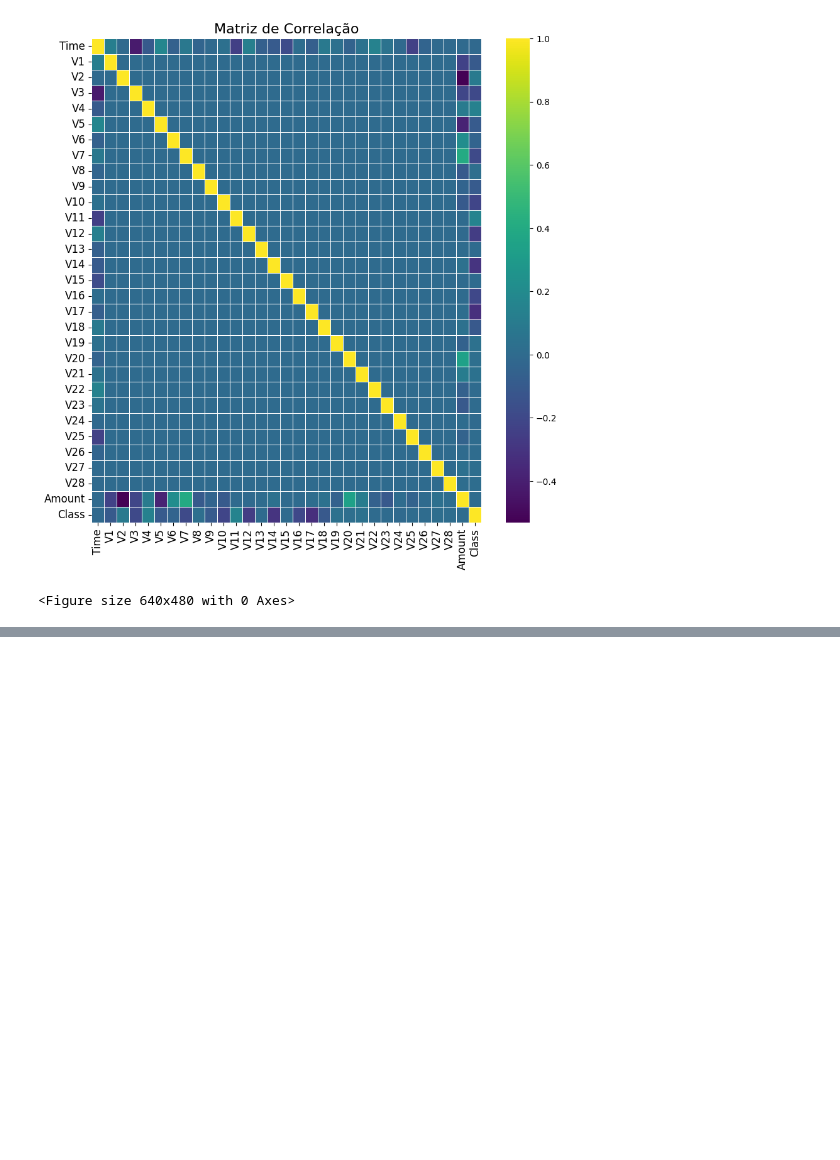
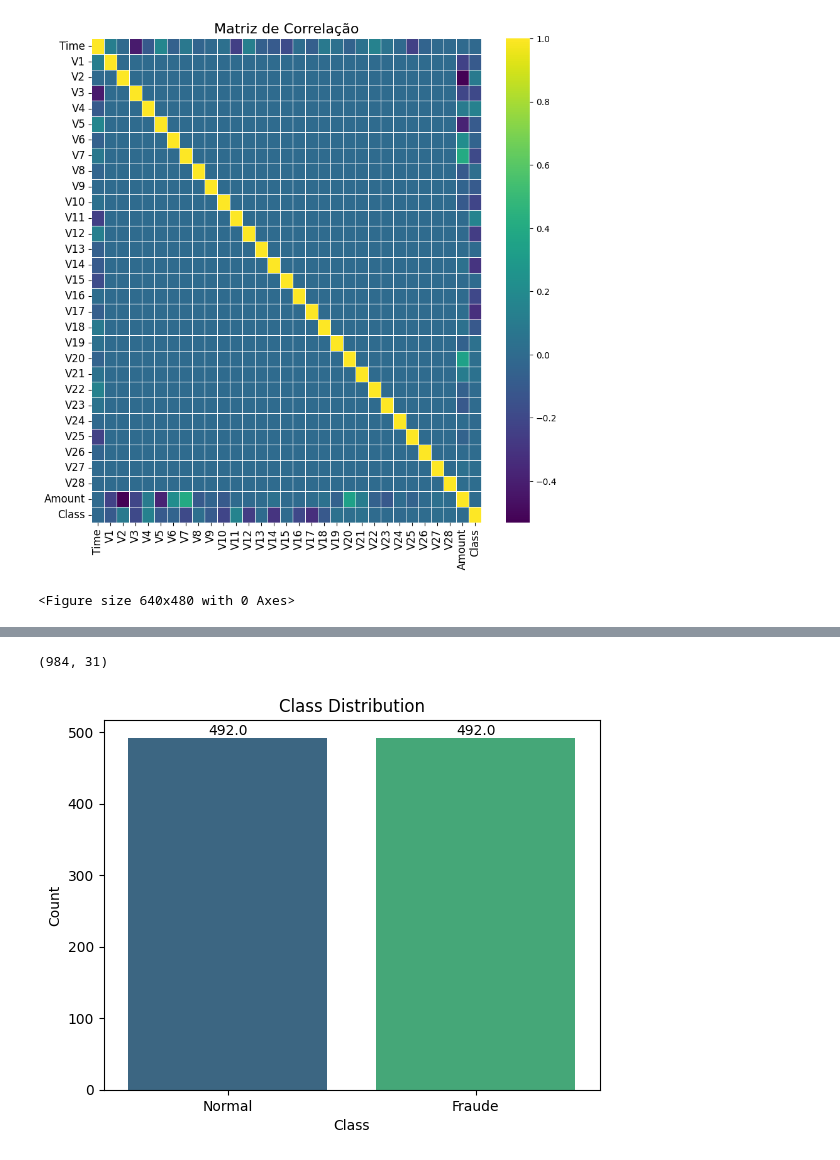
Before and after one commit to Fecarvalho00/Creditcard_fraud_analysis, a Jupyter notebook: creditcard_fraud.ipynb, the cells around one changed output, grey strips where cells are left out. Saved outputs shown, nothing was run; the diff lists cells and outputs as text; code cells hidden in the pictures; blank space fills up the shorter version.

```diff
--- a/creditcard_fraud.ipynb
+++ b/creditcard_fraud.ipynb
@@ -193,0 +204,10 @@ Observe que os dados estão desbalanceados, sendo assim, é preciso aplicar téc
+# %%
+data = df.sample(frac = 1)
+
+size_fraude = len(data[data['Class'] == 1])
+
+# Extraindo as linhas de dados fraudulentos.
+data_fraude = data.loc[data['Class'] == 1]
+
+# Extrair linhas dos dados de transações normais, de forma proporcional ao de fraudulentos.
+data_normal = data.loc[data['Class'] == 0][:size_fraude]
@@ -193,0 +216,3 @@ Observe que os dados estão desbalanceados, sendo assim, é preciso aplicar téc
+# %%
+new_data = pd.concat([data_fraude, data_normal])
+new_data = new_data.sample(frac=1, random_state = 42)
@@ -193,0 +229,22 @@ Observe que os dados estão desbalanceados, sendo assim, é preciso aplicar téc
+# %%
+new_data.shape
+# %% [output]
+(984, 31)
+# %%
+labels = ['Normal', 'Fraude']
+
+ax = sns.countplot(data = new_data, x='Class', palette = 'viridis')
+ax.set_xticklabels(labels)
+plt.xlabel('Class')
+plt.ylabel('Count')
+plt.title('Class Distribution')
+
+# Adding counts on the bars
+for p in ax.patches:
+    ax.annotate(f'{p.get_height()}', (p.get_x() + p.get_width() / 2, p.get_height()),
+                ha='center', va='bottom')
+
+plt.grid(False)
+plt.show()
+# %% [output]
+[figure, added]
```
Also changed, not shown: parts of 10 cells of this notebook.
